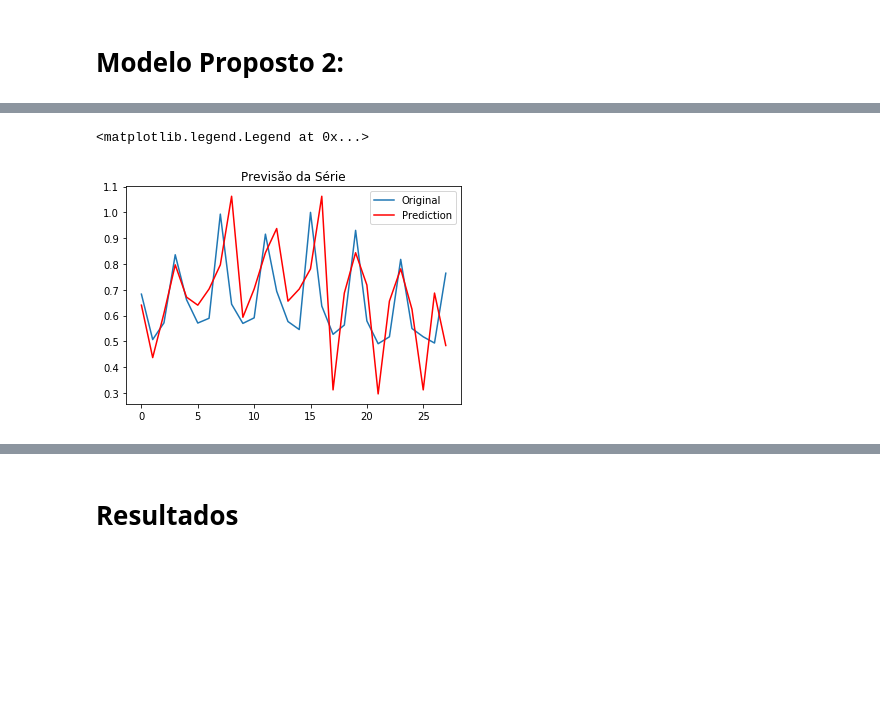
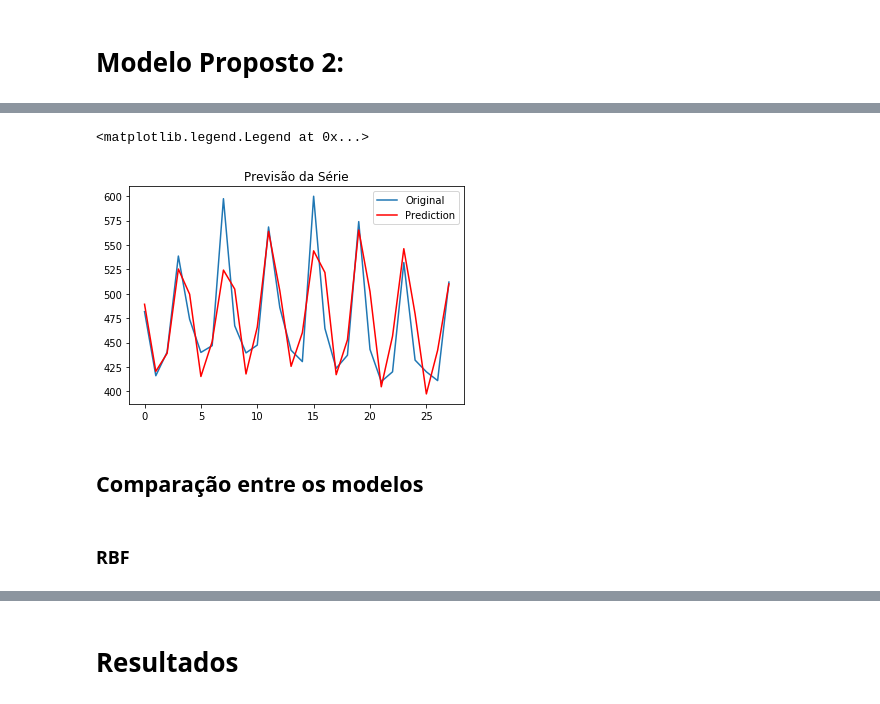
Before and after one commit to jvcm/time-series, a Jupyter notebook: hybrid_system/analysis.ipynb, the cells around one changed output, grey strips where cells are left out. Drawn from its saved outputs; the diff is of its cells as text; code cells hidden in the pictures; blank space fills up the shorter version.

```diff
--- a/hybrid_system/analysis.ipynb
+++ b/hybrid_system/analysis.ipynb
@@ -133,6 +98,4 @@ X_train_e = np.hstack((X_train[1:, :], resid_train[:-1].reshape(-1, 1)))
 X_test_e = np.hstack((X_test[1:, :], resid_test[:-1].reshape(-1,1)))
 # %%
 model2 = hybrid_ann.Hybrid_ANN(model.weight)
-
-model2.fit_MPSO(X = X_train_e, y = y_train[1:], d= 30, c1i = 1.0, c1f = 2.0, c2i = 1.0, c2f = 2.0, w1 = 0.5, w2 = 1.0, maxt = 1000)
-y_pred2 = model2.predict(X_test_e)
+model2.fit_MPSO(X = X_train_e, y = y_train[1:], d= 40, c1i = 0.5, c1f = 1.5, c2i = 0.5, c2f = 1.5, w1 = 0.2, w2 = 0.8, maxt = 2000)
@@ -139,8 +104,12 @@ y_pred2 = model2.predict(X_test_e)
 # %%
-plt.plot(y_test[1:], label = 'Original')
-plt.plot(y_pred2 , label = 'Prediction', color = 'red')
+plt.plot(functions.desnormalizar(y_test[1:],data), label = 'Original')
+plt.plot(functions.desnormalizar(y_pred2, data) , label = 'Prediction', color = 'red')
 plt.title('Previsão da Série')
 plt.legend()
 # %% [output]
 <matplotlib.legend.Legend at 0x...>
-[figure, old version]
+[figure, new version]
+# %% [markdown]
+## Comparação entre os modelos
+# %% [markdown]
+### RBF
```
Also changed, not shown: parts of 27 cells of this notebook, 3 other files.
